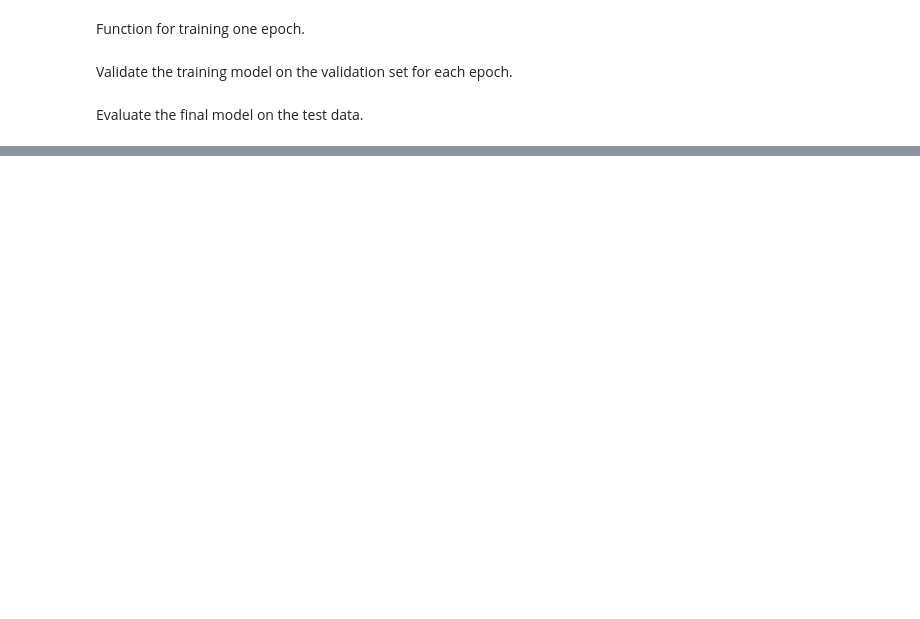
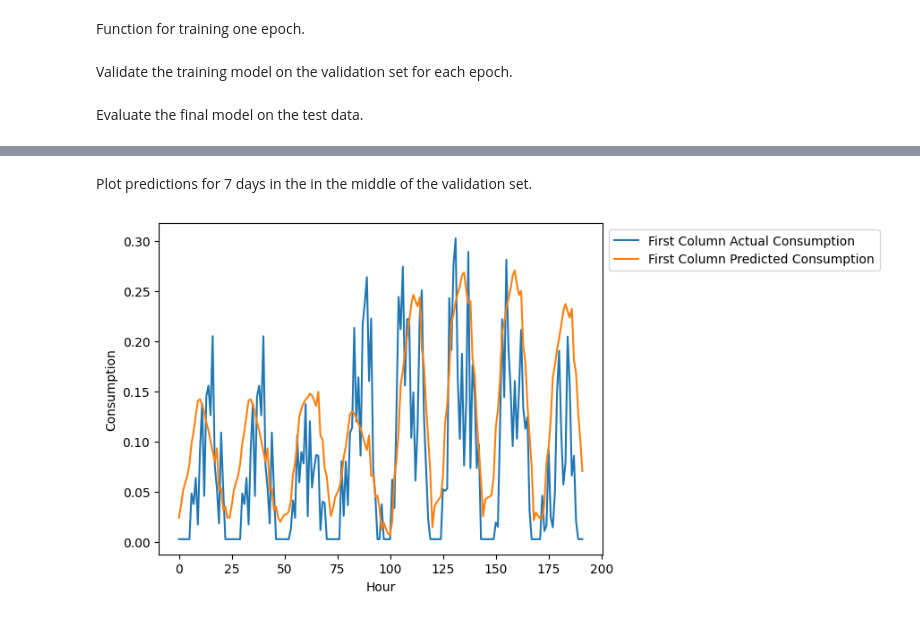
Before and after one commit to dat5-06/zap, a Jupyter notebook: core/notebooks/LSTM.ipynb, the cells around one changed output, grey strips where cells are left out. Saved outputs shown, nothing was run; the diff lists cells and outputs as text; code cells hidden in the pictures; blank space fills up the shorter version.

```diff
--- a/core/notebooks/LSTM.ipynb
+++ b/core/notebooks/LSTM.ipynb
@@ -258,0 +266,7 @@ plt.show()
+# %% [markdown]
+Plot predictions for 7 days in the in the middle of the validation set.
+# %%
+days_count = len(y_test) / 24
+plot_predictions(int(days_count / 2), int(days_count / 2 + 7))
+# %% [output]
+[figure, added]
```
Also changed, not shown: parts of 16 cells of this notebook, 2 other files.
